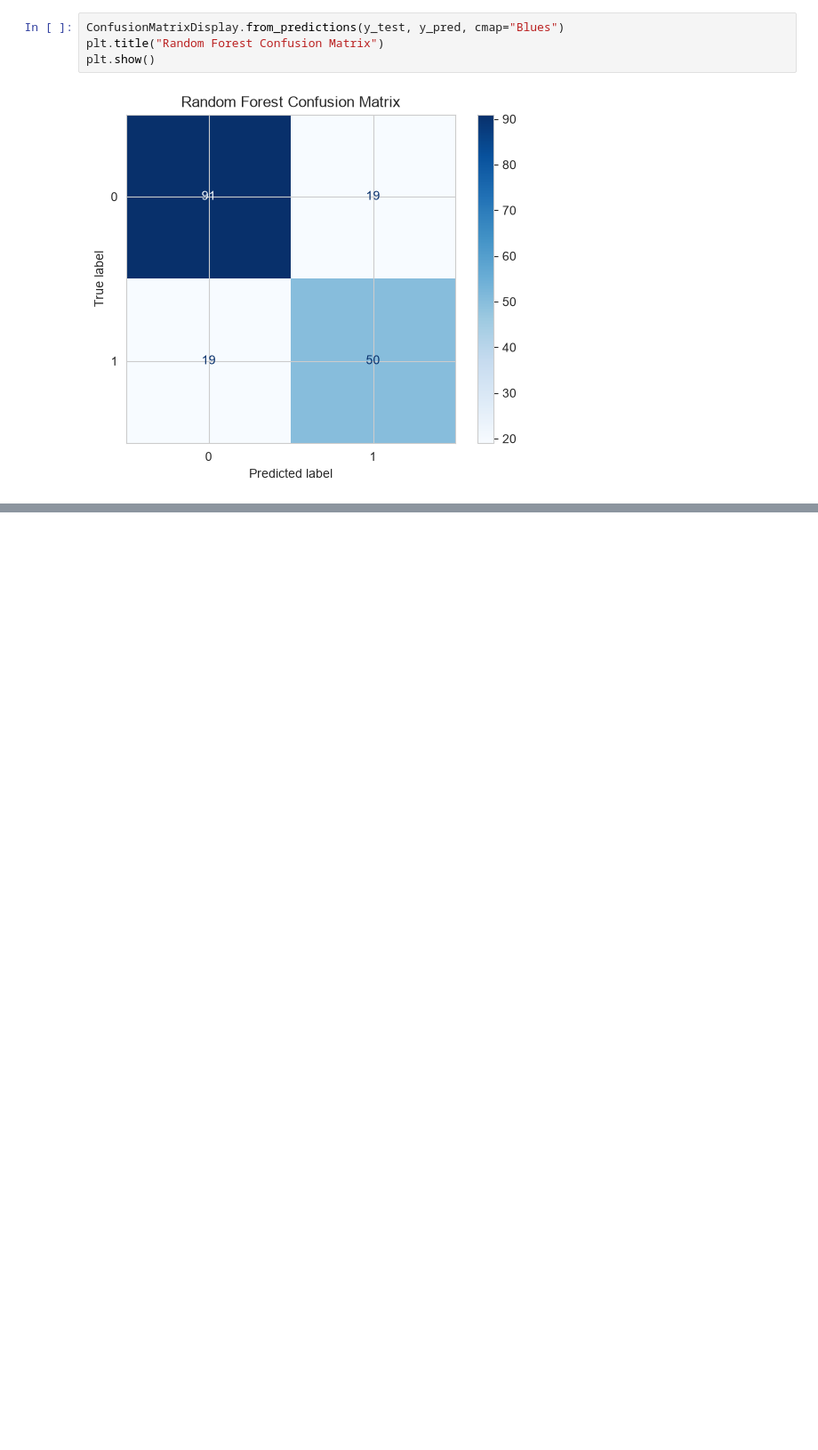
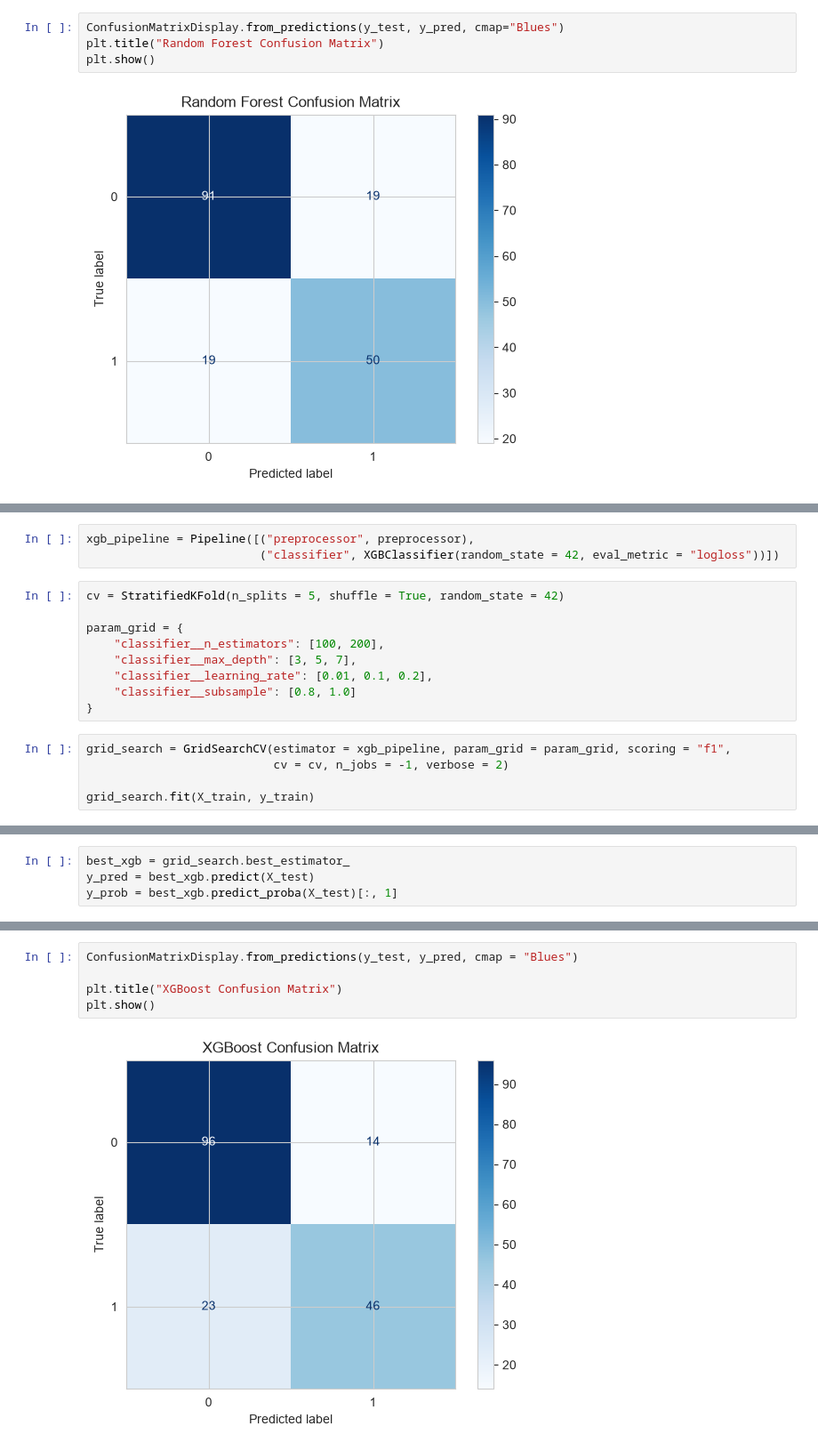
Before and after one commit to ZahinAwosaf/tabular-ensemble-ablation-titanic, a Jupyter notebook: ensemble_titanic.ipynb, the cells around one changed output, grey strips where cells are left out. Shown at 89% size. Saved outputs shown, nothing was run; the diff lists cells and outputs as text; blank space fills up the shorter version.

```diff
--- a/ensemble_titanic.ipynb
+++ b/ensemble_titanic.ipynb
@@ -364,0 +368,17 @@ plt.show()
+# %%
+xgb_pipeline = Pipeline([("preprocessor", preprocessor),
+                         ("classifier", XGBClassifier(random_state = 42, eval_metric = "logloss"))])
+# %%
+cv = StratifiedKFold(n_splits = 5, shuffle = True, random_state = 42)
+
+param_grid = {
+    "classifier__n_estimators": [100, 200],
+    "classifier__max_depth": [3, 5, 7],
+    "classifier__learning_rate": [0.01, 0.1, 0.2],
+    "classifier__subsample": [0.8, 1.0]
+}
+# %%
+grid_search = GridSearchCV(estimator = xgb_pipeline, param_grid = param_grid, scoring = "f1",
+                           cv = cv, n_jobs = -1, verbose = 2)
+
+grid_search.fit(X_train, y_train)
@@ -364,0 +415,4 @@ plt.show()
+# %%
+best_xgb = grid_search.best_estimator_
+y_pred = best_xgb.predict(X_test)
+y_prob = best_xgb.predict_proba(X_test)[:, 1]
@@ -364,0 +431,7 @@ plt.show()
+# %%
+ConfusionMatrixDisplay.from_predictions(y_test, y_pred, cmap = "Blues")
+
+plt.title("XGBoost Confusion Matrix")
+plt.show()
+# %% [output]
+[figure, added]
```
Also changed, not shown: parts of 19 cells of this notebook.
